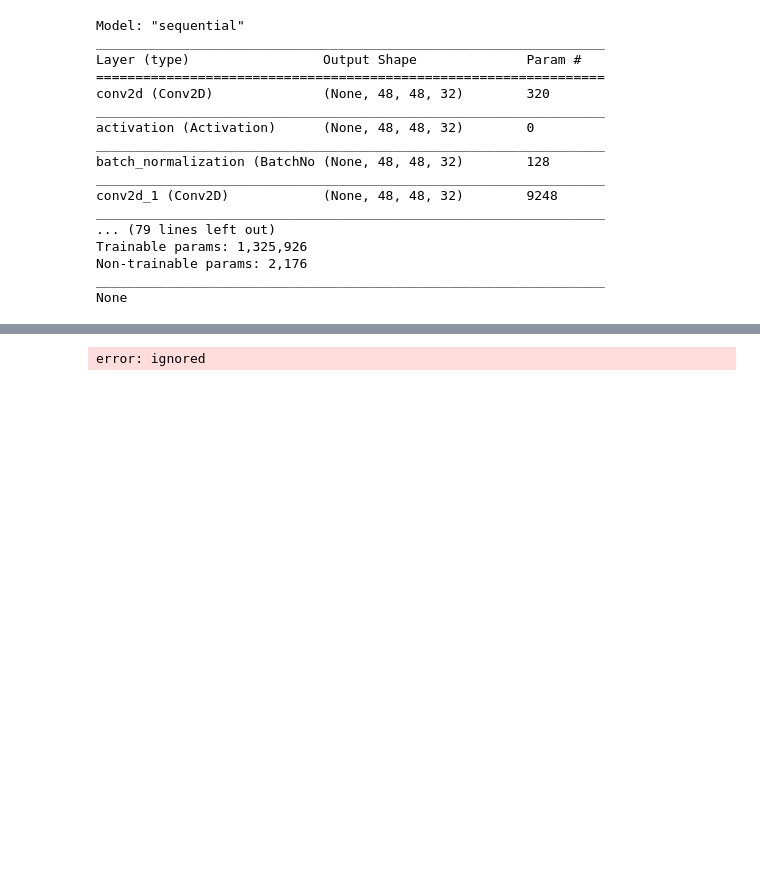
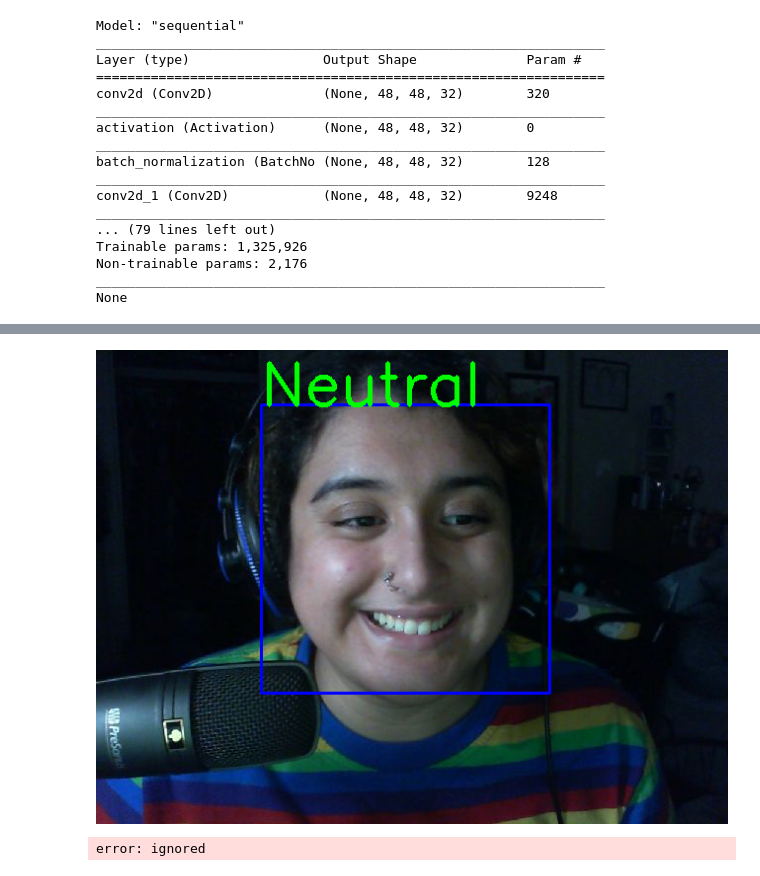
Before and after one commit to corralem/MITFutureMakers, a Jupyter notebook: OpenCVEmotionDetection.ipynb, the cells around one changed output, grey strips where cells are left out. Saved outputs shown, nothing was run; the diff lists cells and outputs as text; code cells hidden in the pictures; blank space fills up the shorter version.

```diff
--- a/OpenCVEmotionDetection.ipynb
+++ b/OpenCVEmotionDetection.ipynb
@@ -274,31 +261,47 @@ cap=cv2.VideoCapture("/content/photo.jpg")
 # %%
+from keras.models import load_model
+from time import sleep
+from keras.preprocessing.image import img_to_array
+from keras.preprocessing import image
+import cv2
+import numpy as np
+from google.colab.patches import cv2_imshow
+
+face_classifier=cv2.CascadeClassifier('/content/haarcascade_frontalface_default.xml')
+classifier = load_model('/content/EmotionDetectionModel.h5')
+
+class_labels=['Angry','Happy','Neutral','Sad','Surprise','Fear']
+
+cap=cv2.VideoCapture('/content/photo.jpg')
+
 while True:
     ret,frame=cap.read()
     labels=[]
     gray=cv2.cvtColor(frame,cv2.COLOR_BGR2GRAY)
     faces=face_classifier.detectMultiScale(gray,1.3,5)
 
     for (x,y,w,h) in faces:
         cv2.rectangle(frame,(x,y),(x+w,y+h),(255,0,0),2)
         roi_gray=gray[y:y+h,x:x+w]
         roi_gray=cv2.resize(roi_gray,(48,48),interpolation=cv2.INTER_AREA)
 
         if np.sum([roi_gray])!=0:
             roi=roi_gray.astype('float')/255.0
             roi=img_to_array(roi)
             roi=np.expand_dims(roi,axis=0)
 
             preds=classifier.predict(roi)[0]
             label=class_labels[preds.argmax()]
             label_position=(x,y)
             cv2.putText(frame,label,label_position,cv2.FONT_HERSHEY_SIMPLEX,2,(0,255,0),3)
         else:
             cv2.putText(frame,'No Face Found',(20,20),cv2.FONT_HERSHEY_SIMPLEX,2,(0,255,0),3)
 
-    cv2.imshow('Emotion Detector',frame)
+    cv2_imshow(frame)
     if cv2.waitKey(1) & 0xFF == ord('q'):
         break
 cap.release()
 cv2.destroyAllWindows()
 # %% [output]
+[figure, added]
 error: ignored
```
Also changed, not shown: parts of 5 cells of this notebook.
